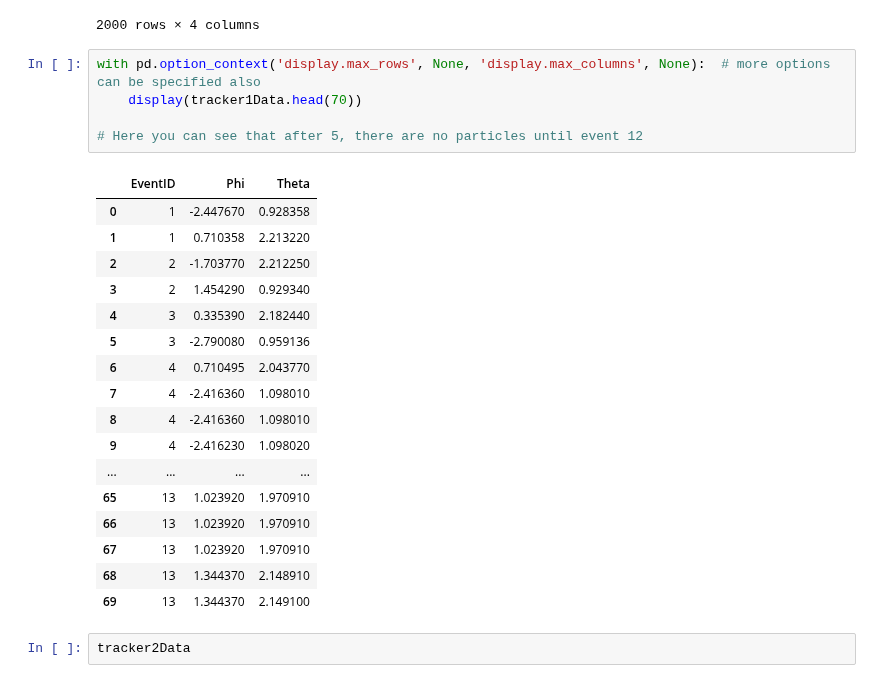
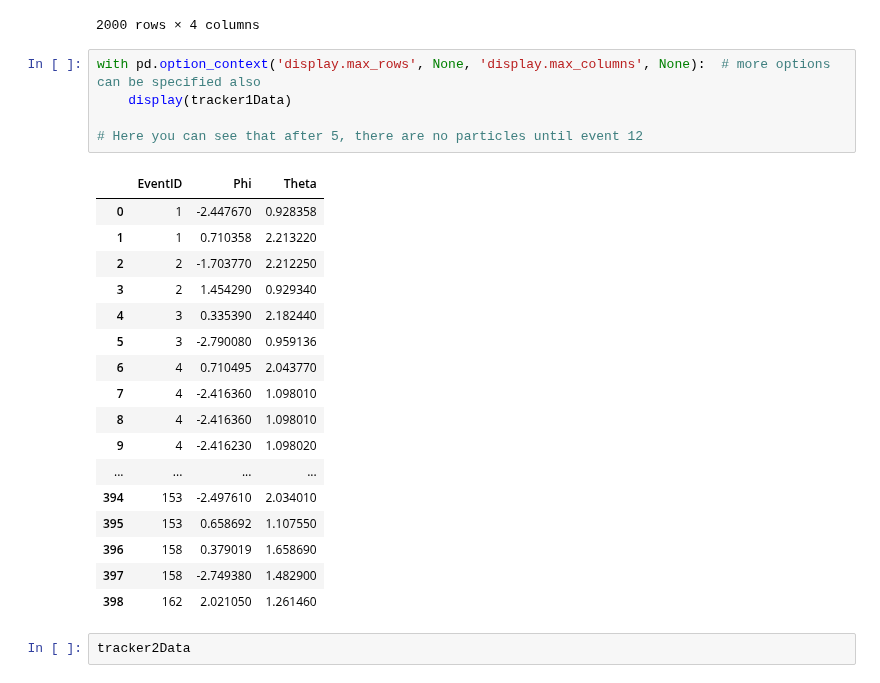
Before and after one commit to CasperMcTavish/DAML, a Jupyter notebook: CP11-Geantless/CP11-WAITON-S1739002.ipynb, the cells around one changed output. Drawn from its saved outputs; the diff is of its cells as text.

```diff
--- a/CP11-Geantless/CP11-WAITON-S1739002.ipynb
+++ b/CP11-Geantless/CP11-WAITON-S1739002.ipynb
@@ -32,27 +35,27 @@ truthData
 2000 rows × 4 columns
 # %%
 with pd.option_context('display.max_rows', None, 'display.max_columns', None):  # more options can be specified also
-    display(tracker1Data.head(70))
+    display(tracker1Data)
 
 # Here you can see that after 5, there are no particles until event 12
 # %% [output]
 |  | EventID | Phi | Theta |
 | 0 | 1 | -2.447670 | 0.928358 |
 | 1 | 1 | 0.710358 | 2.213220 |
 | 2 | 2 | -1.703770 | 2.212250 |
 | 3 | 2 | 1.454290 | 0.929340 |
 | 4 | 3 | 0.335390 | 2.182440 |
 | 5 | 3 | -2.790080 | 0.959136 |
 | 6 | 4 | 0.710495 | 2.043770 |
 | 7 | 4 | -2.416360 | 1.098010 |
 | 8 | 4 | -2.416360 | 1.098010 |
 | 9 | 4 | -2.416230 | 1.098020 |
 | ... | ... | ... | ... |
-| 65 | 13 | 1.023920 | 1.970910 |
-| 66 | 13 | 1.023920 | 1.970910 |
-| 67 | 13 | 1.023920 | 1.970910 |
-| 68 | 13 | 1.344370 | 2.148910 |
-| 69 | 13 | 1.344370 | 2.149100 |
+| 394 | 153 | -2.497610 | 2.034010 |
+| 395 | 153 | 0.658692 | 1.107550 |
+| 396 | 158 | 0.379019 | 1.658690 |
+| 397 | 158 | -2.749380 | 1.482900 |
+| 398 | 162 | 2.021050 | 1.261460 |
 # %%
 tracker2Data
 # %% [output]
```
Also changed, not shown: parts of 26 cells of this notebook, 3 other files.
